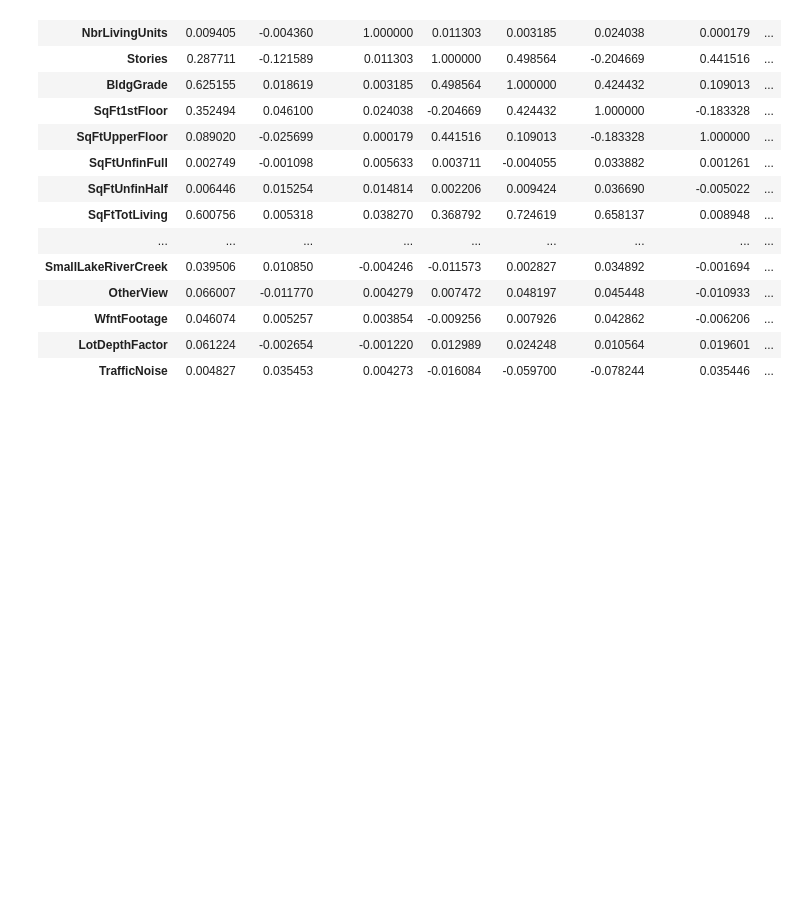
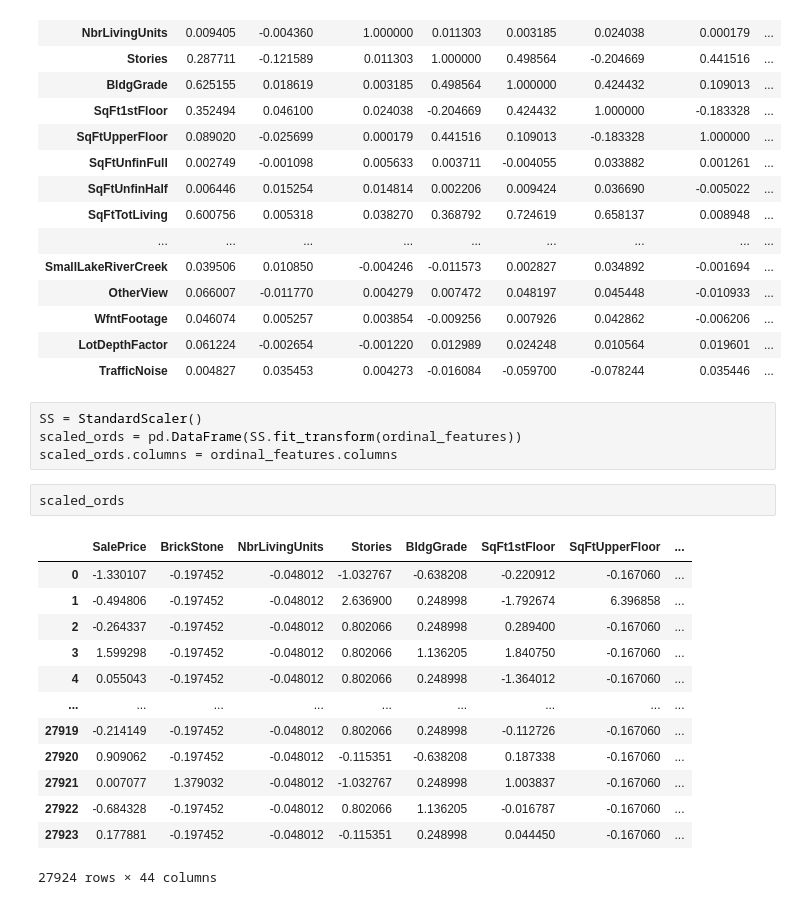
Before and after one commit to Jaccomando/phase_2_project_chicago-sf-seattle-ds-082420, a Jupyter notebook: exploratory/matt_model_testing.ipynb, the cells around one changed output. Saved outputs shown, nothing was run; the diff lists cells and outputs as text; blank space fills up the shorter version.

```diff
--- a/exploratory/matt_model_testing.ipynb
+++ b/exploratory/matt_model_testing.ipynb
@@ -80,3 +89,23 @@ ordinal_features.corr()
 | WfntFootage | 0.046074 | 0.005257 | 0.003854 | -0.009256 | 0.007926 | 0.042862 | -0.006206 | ... |
 | LotDepthFactor | 0.061224 | -0.002654 | -0.001220 | 0.012989 | 0.024248 | 0.010564 | 0.019601 | ... |
 | TrafficNoise | 0.004827 | 0.035453 | 0.004273 | -0.016084 | -0.059700 | -0.078244 | 0.035446 | ... |
+# %%
+SS = StandardScaler()
+scaled_ords = pd.DataFrame(SS.fit_transform(ordinal_features))
+scaled_ords.columns = ordinal_features.columns
+# %%
+scaled_ords
+# %% [output]
+|  | SalePrice | BrickStone | NbrLivingUnits | Stories | BldgGrade | SqFt1stFloor | SqFtUpperFloor | ... |
+| 0 | -1.330107 | -0.197452 | -0.048012 | -1.032767 | -0.638208 | -0.220912 | -0.167060 | ... |
+| 1 | -0.494806 | -0.197452 | -0.048012 | 2.636900 | 0.248998 | -1.792674 | 6.396858 | ... |
+| 2 | -0.264337 | -0.197452 | -0.048012 | 0.802066 | 0.248998 | 0.289400 | -0.167060 | ... |
+| 3 | 1.599298 | -0.197452 | -0.048012 | 0.802066 | 1.136205 | 1.840750 | -0.167060 | ... |
+| 4 | 0.055043 | -0.197452 | -0.048012 | 0.802066 | 0.248998 | -1.364012 | -0.167060 | ... |
+| ... | ... | ... | ... | ... | ... | ... | ... | ... |
+| 27919 | -0.214149 | -0.197452 | -0.048012 | 0.802066 | 0.248998 | -0.112726 | -0.167060 | ... |
+| 27920 | 0.909062 | -0.197452 | -0.048012 | -0.115351 | -0.638208 | 0.187338 | -0.167060 | ... |
+| 27921 | 0.007077 | 1.379032 | -0.048012 | -1.032767 | 0.248998 | 1.003837 | -0.167060 | ... |
+| 27922 | -0.684328 | -0.197452 | -0.048012 | 0.802066 | 1.136205 | -0.016787 | -0.167060 | ... |
+| 27923 | 0.177881 | -0.197452 | -0.048012 | -0.115351 | 0.248998 | 0.044450 | -0.167060 | ... |
+27924 rows × 44 columns
```
Also changed, not shown: parts of 10 cells of this notebook, 1 other file.
